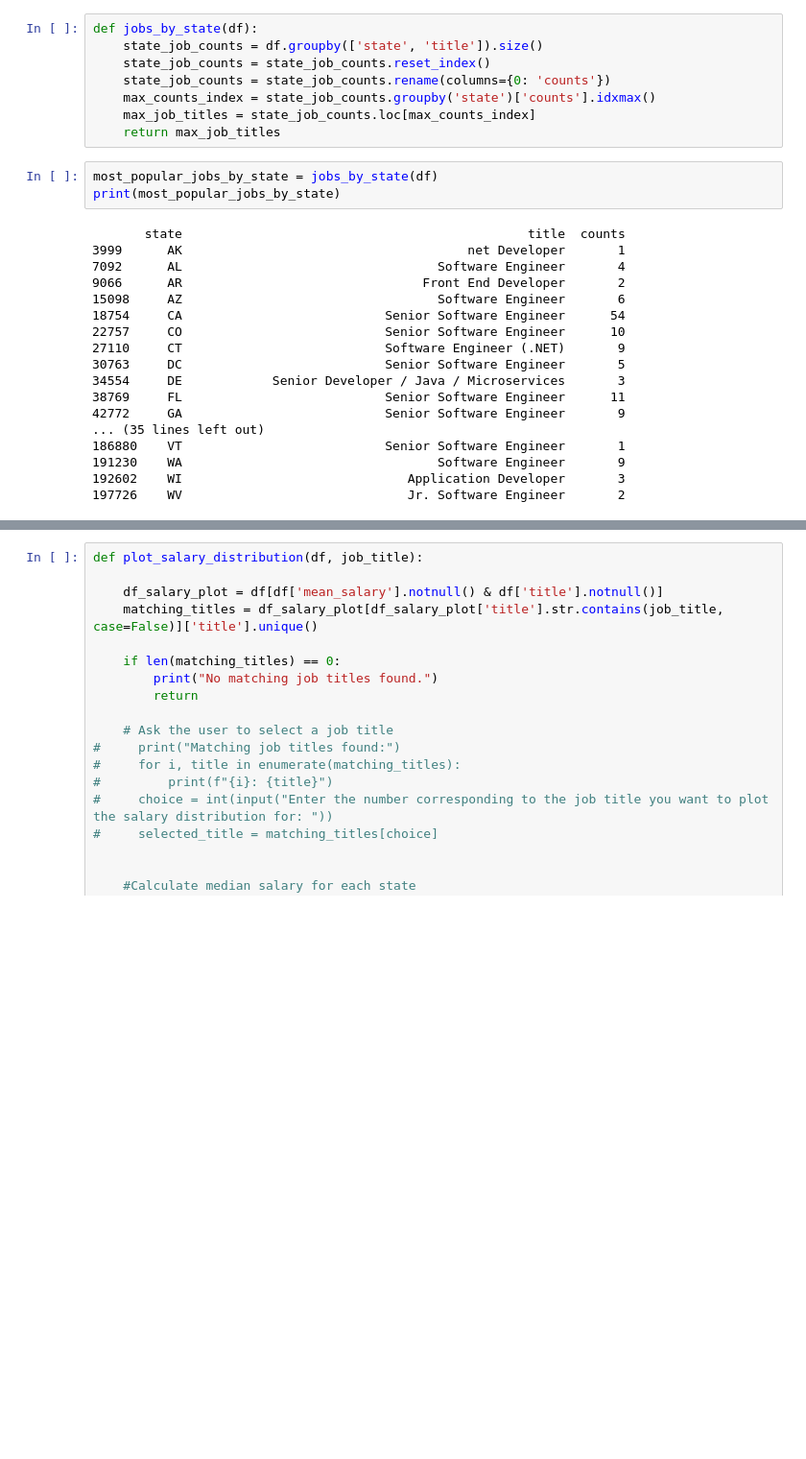
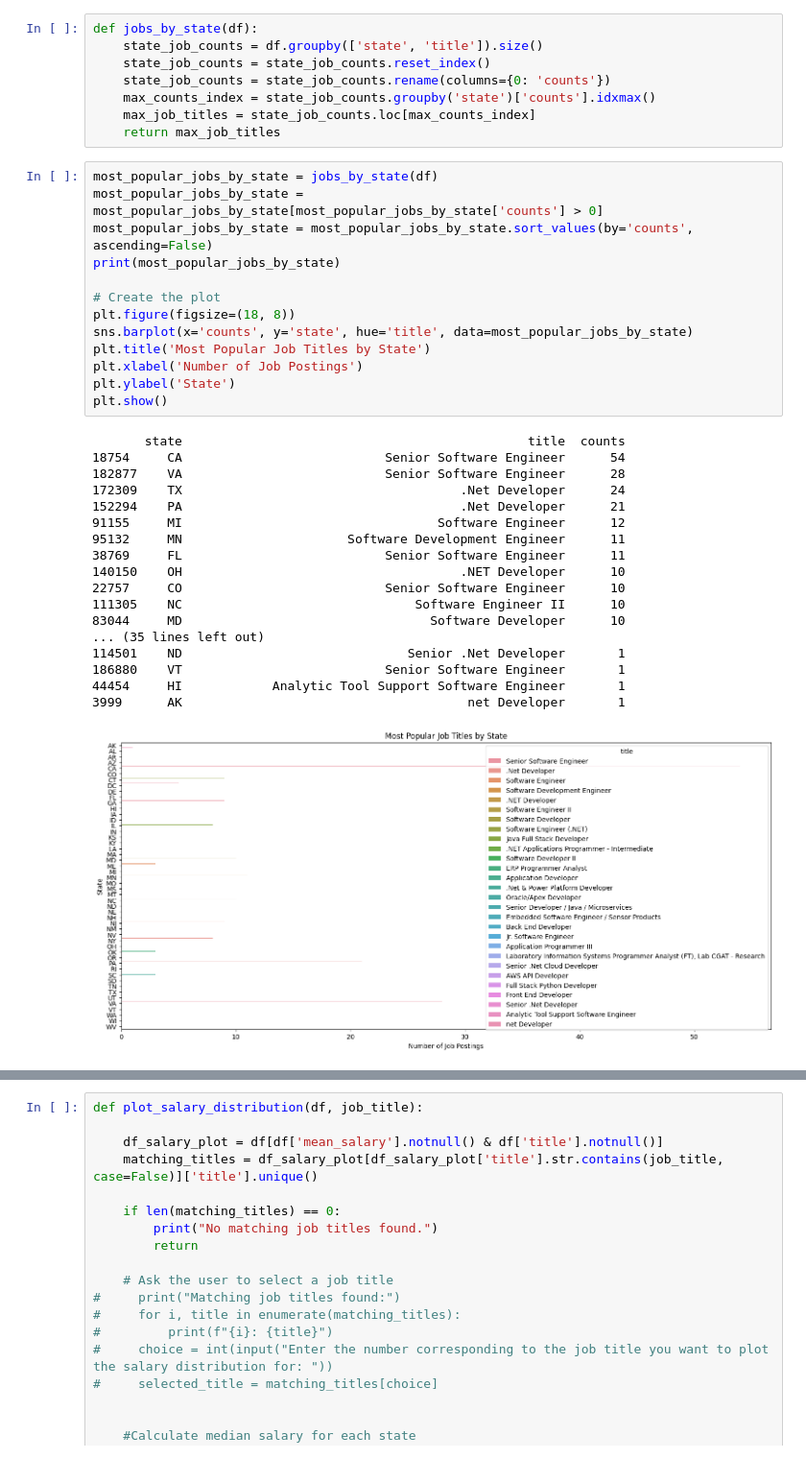
Before and after one commit to harsh-jain101/2023Spr_projects, a Jupyter notebook: Dice.ipynb, the cells around one changed output, grey strips where cells are left out. Shown: that part at 96% size. Saved outputs shown, nothing was run; the diff lists cells and outputs as text; blank space fills up the shorter version.

```diff
--- a/Dice.ipynb
+++ b/Dice.ipynb
@@ -786,25 +829,36 @@ def jobs_by_state(df):
     return max_job_titles
 # %%
 most_popular_jobs_by_state = jobs_by_state(df)
+most_popular_jobs_by_state = most_popular_jobs_by_state[most_popular_jobs_by_state['counts'] > 0]
+most_popular_jobs_by_state = most_popular_jobs_by_state.sort_values(by='counts', ascending=False)
 print(most_popular_jobs_by_state)
+
+# Create the plot
+plt.figure(figsize=(18, 8))
+sns.barplot(x='counts', y='state', hue='title', data=most_popular_jobs_by_state)
+plt.title('Most Popular Job Titles by State')
+plt.xlabel('Number of Job Postings')
+plt.ylabel('State')
+plt.show()
 # %% [output]
        state                                              title  counts
+18754     CA                           Senior Software Engineer      54
+182877    VA                           Senior Software Engineer      28
+172309    TX                                     .Net Developer      24
+152294    PA                                     .Net Developer      21
+91155     MI                                  Software Engineer      12
+95132     MN                      Software Development Engineer      11
+38769     FL                           Senior Software Engineer      11
+140150    OH                                     .NET Developer      10
+22757     CO                           Senior Software Engineer      10
+111305    NC                               Software Engineer II      10
+83044     MD                                 Software Developer      10
+... (35 lines left out)
+114501    ND                              Senior .Net Developer       1
+186880    VT                           Senior Software Engineer       1
+44454     HI            Analytic Tool Support Software Engineer       1
 3999      AK                                      net Developer       1
-7092      AL                                  Software Engineer       4
-9066      AR                                Front End Developer       2
-15098     AZ                                  Software Engineer       6
-18754     CA                           Senior Software Engineer      54
-22757     CO                           Senior Software Engineer      10
-27110     CT                           Software Engineer (.NET)       9
-30763     DC                           Senior Software Engineer       5
-34554     DE            Senior Developer / Java / Microservices       3
-38769     FL                           Senior Software Engineer      11
-42772     GA                           Senior Software Engineer       9
-... (35 lines left out)
-186880    VT                           Senior Software Engineer       1
-191230    WA                                  Software Engineer       9
-192602    WI                              Application Developer       3
-197726    WV                              Jr. Software Engineer       2
+[figure, added]
 # %%
 # https://towardsdatascience.com/creating-a-simple-map-with-folium-and-python-4c083abfff94
 # Define map center coordinates
```
Also changed, not shown: parts of 11 cells of this notebook.
